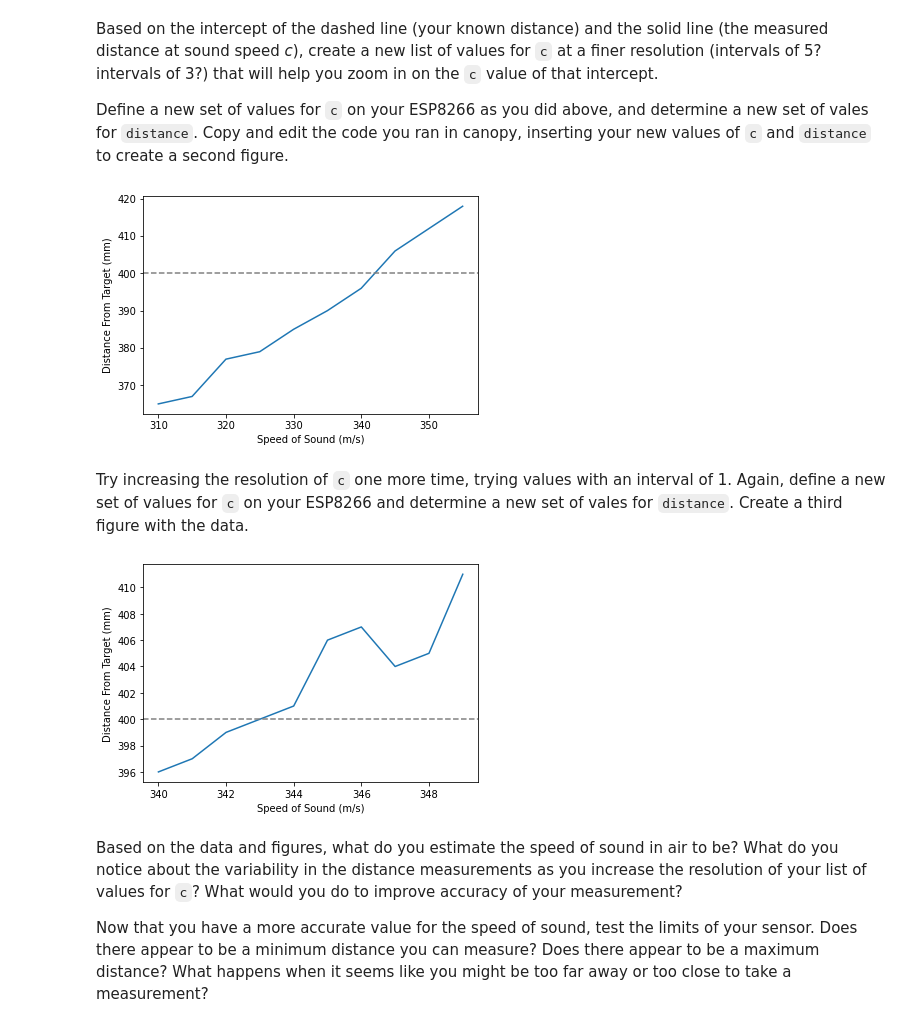
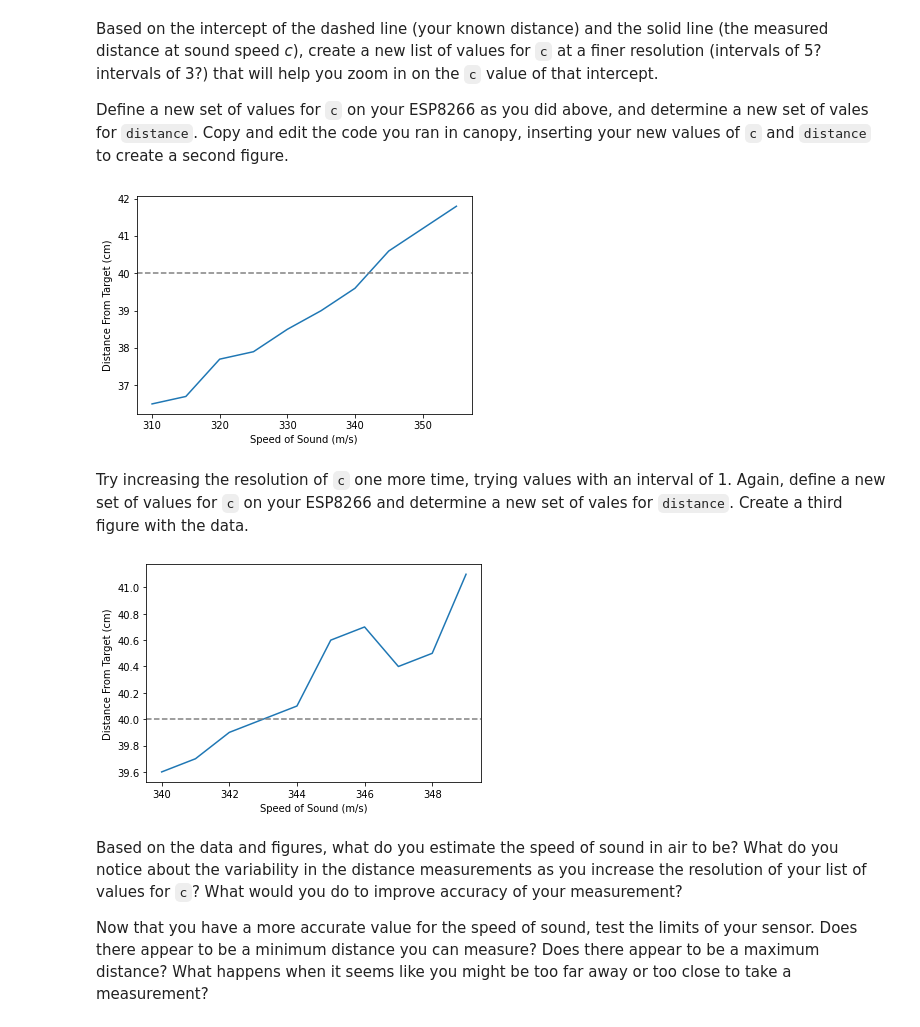
Before and after one commit to publicsensors/BathymetryLab, a Jupyter notebook: AddOnsAndExtensions/SpeedOfSound/SpeedOfSound_Instructor.ipynb, the cells around one changed output. Drawn from its saved outputs; the diff is of its cells as text; code cells hidden in the pictures.

```diff
--- a/AddOnsAndExtensions/SpeedOfSound/SpeedOfSound_Instructor.ipynb
+++ b/AddOnsAndExtensions/SpeedOfSound/SpeedOfSound_Instructor.ipynb
@@ -96,26 +96,26 @@ Based on the intercept of the dashed line (your known distance) and the solid li
 Define a new set of values for `c` on your ESP8266 as you did above, and determine a new set of vales for `distance`.  Copy and edit the code you ran in canopy, inserting your new values of `c` and `distance` to create a second figure.
 # %%
 c = np.array([310, 315, 320, 325, 330, 335, 340, 345, 350, 355])
-distance_measured = np.array([365.0, 367.0, 377.0, 379.0, 385.0, 390.0, 396.0, 406.0, 412.0, 418.0])
+distance_measured = np.array([36.5, 36.7, 37.7, 37.9, 38.5, 39.0, 39.6, 40.6, 41.2, 41.8])
 plt.plot(c,distance_measured)
-plt.axhline(y=400,linestyle='--',color='grey')
+plt.axhline(y=40.0,linestyle='--',color='grey')
 plt.xlabel('Speed of Sound (m/s)')
-plt.ylabel('Distance From Target (mm)')
+plt.ylabel('Distance From Target (cm)')
 plt.show()
 # %% [output]
-[figure, old version]
+[figure, new version]
 # %% [markdown]
 Try increasing the resolution of  `c` one more time, trying values with an interval of 1.  Again, define a new set of values for `c` on your ESP8266 and determine a new set of vales for `distance`.  Create a third figure with the data.
 # %%
 c = np.array([340, 341, 342, 343, 344, 345, 346, 347, 348, 349])
-distance_measured = np.array([396.0, 397.0, 399.0, 400.0, 401.0, 406.0, 407.0, 404.0, 405.0, 411.0])
+distance_measured = np.array([39.6, 39.7, 39.9, 40.0, 40.1, 40.6, 40.7, 40.4, 40.5, 41.1])
 plt.plot(c,distance_measured)
-plt.axhline(y=400,linestyle='--',color='grey')
+plt.axhline(y=40.0,linestyle='--',color='grey')
 plt.xlabel('Speed of Sound (m/s)')
 plt.ylabel('Distance From Target (cm)')
 plt.show()
 # %% [output]
-[figure, old version]
+[figure, new version]
 # %% [markdown]
 Based on the data and figures, what do you estimate the speed of sound in air to be?  What do you notice about the variability in the distance measurements as you increase the resolution of your list of values for `c`?  What would you do to improve accuracy of your measurement?
 
```
Also changed, not shown: parts of 1 cell of this notebook.
